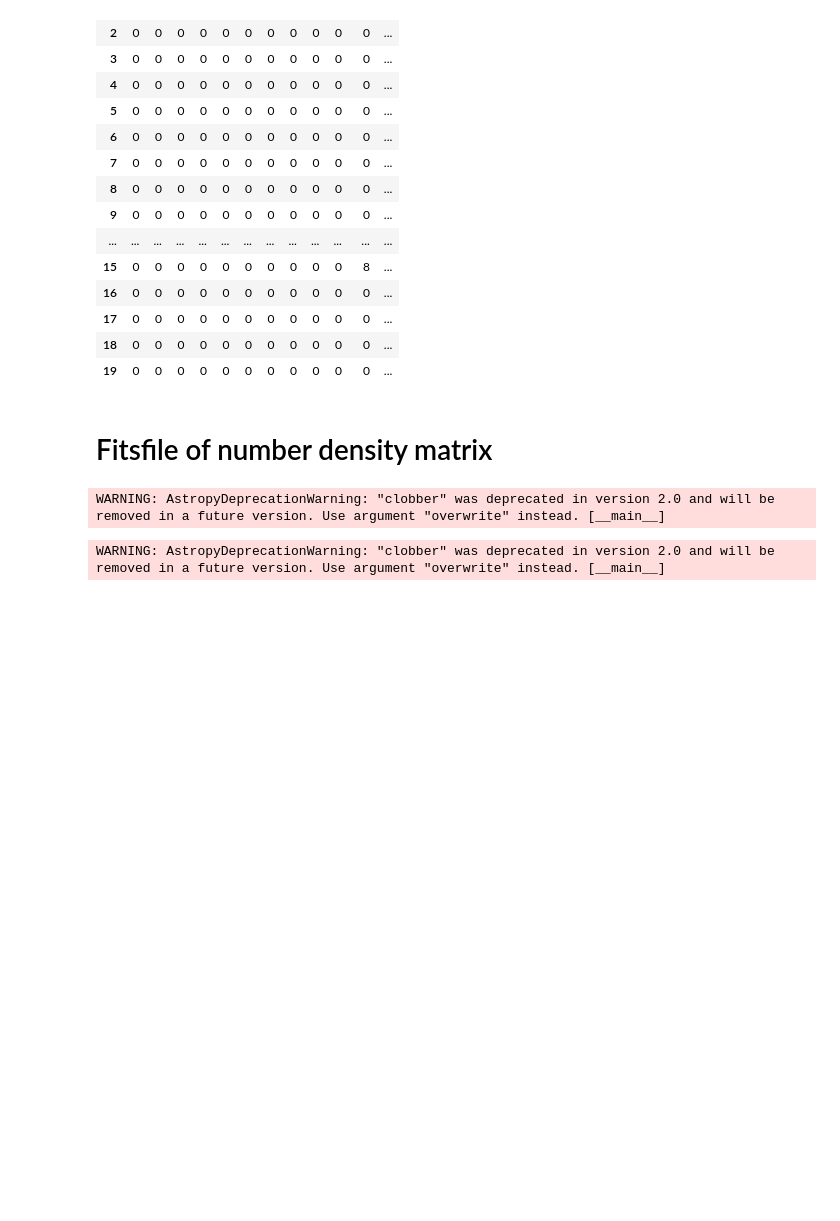
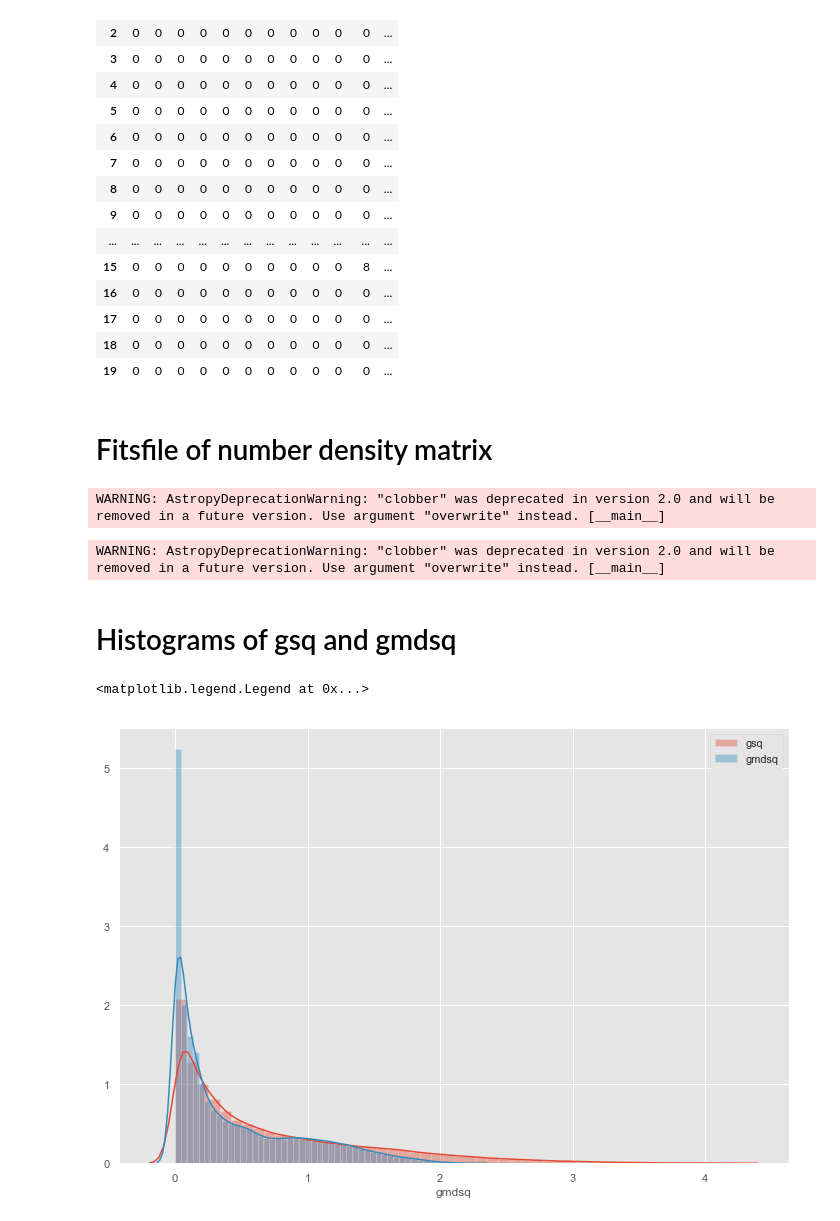
Before and after one commit to bpRsh/2019_shear_analysis_after_dmstack, a Jupyter notebook: Nov14/a01_plot_gsq_vs_gmdsq.ipynb, the cells around one changed output. Cells and saved outputs as stored; diff of their text form; code cells hidden in the pictures; blank space fills up the shorter version.

```diff
--- a/Nov14/a01_plot_gsq_vs_gmdsq.ipynb
+++ b/Nov14/a01_plot_gsq_vs_gmdsq.ipynb
@@ -367,3 +367,14 @@ ofile = f'fitsfiles/gsq_vs_gmdsq_grid{N}.fits'
 fits.writeto(ofile,data,clobber=True)
 # %% [output]
 WARNING: AstropyDeprecationWarning: "clobber" was deprecated in version 2.0 and will be removed in a future version. Use argument "overwrite" instead. [__main__]
+# %% [markdown]
+# Histograms of gsq and gmdsq
+# %%
+plt.figure(figsize=(12,8))
+sns.distplot(df['gsq'],label='gsq')
+sns.distplot(df['gmdsq'],label='gmdsq')
+
+plt.legend()
+# %% [output]
+<matplotlib.legend.Legend at 0x...>
+[figure, added]
```
Also changed, not shown: parts of 1 cell of this notebook.
